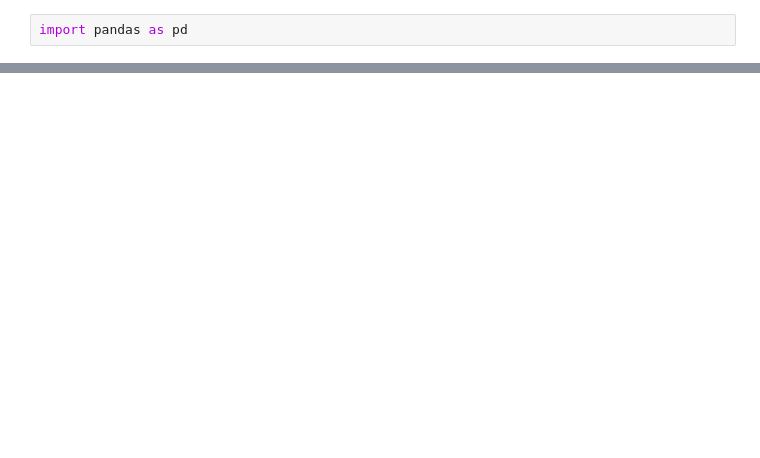
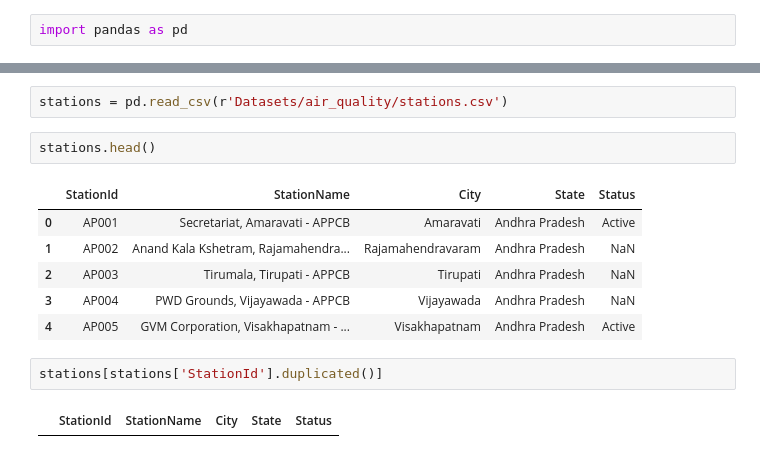
Before and after one commit to piy-03/Capstone_Proj, a Jupyter notebook: rough.ipynb, the cells around one changed output, grey strips where cells are left out. Drawn from its saved outputs; the diff is of its cells as text; blank space fills up the shorter version.

Commit message:
exploring datasets

```diff
--- a/rough.ipynb
+++ b/rough.ipynb
@@ -175,0 +83,15 @@ weather.drop_duplicates()
+# %%
+stations = pd.read_csv(r'Datasets/air_quality/stations.csv')
+# %%
+stations.head()
+# %% [output]
+|  | StationId | StationName | City | State | Status |
+| 0 | AP001 | Secretariat, Amaravati - APPCB | Amaravati | Andhra Pradesh | Active |
+| 1 | AP002 | Anand Kala Kshetram, Rajamahendra... | Rajamahendravaram | Andhra Pradesh | NaN |
+| 2 | AP003 | Tirumala, Tirupati - APPCB | Tirupati | Andhra Pradesh | NaN |
+| 3 | AP004 | PWD Grounds, Vijayawada - APPCB | Vijayawada | Andhra Pradesh | NaN |
+| 4 | AP005 | GVM Corporation, Visakhapatnam - ... | Visakhapatnam | Andhra Pradesh | Active |
+# %%
+stations[stations['StationId'].duplicated()]
+# %% [output]
+|  | StationId | StationName | City | State | Status |
```
Also changed, not shown: parts of 33 cells of this notebook.
